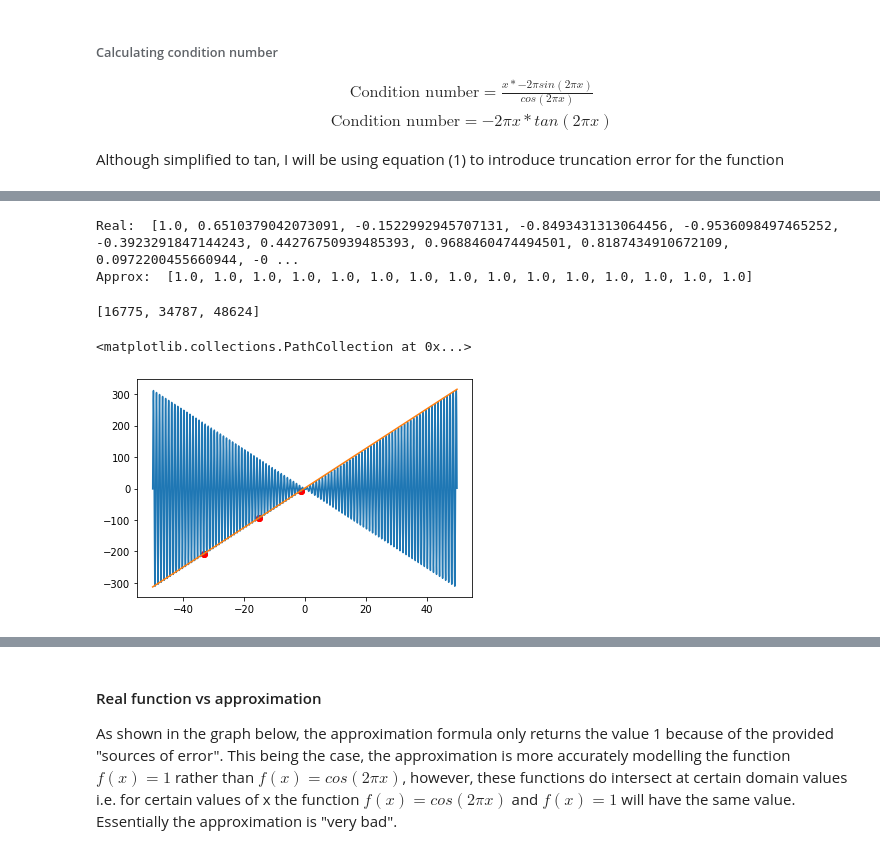
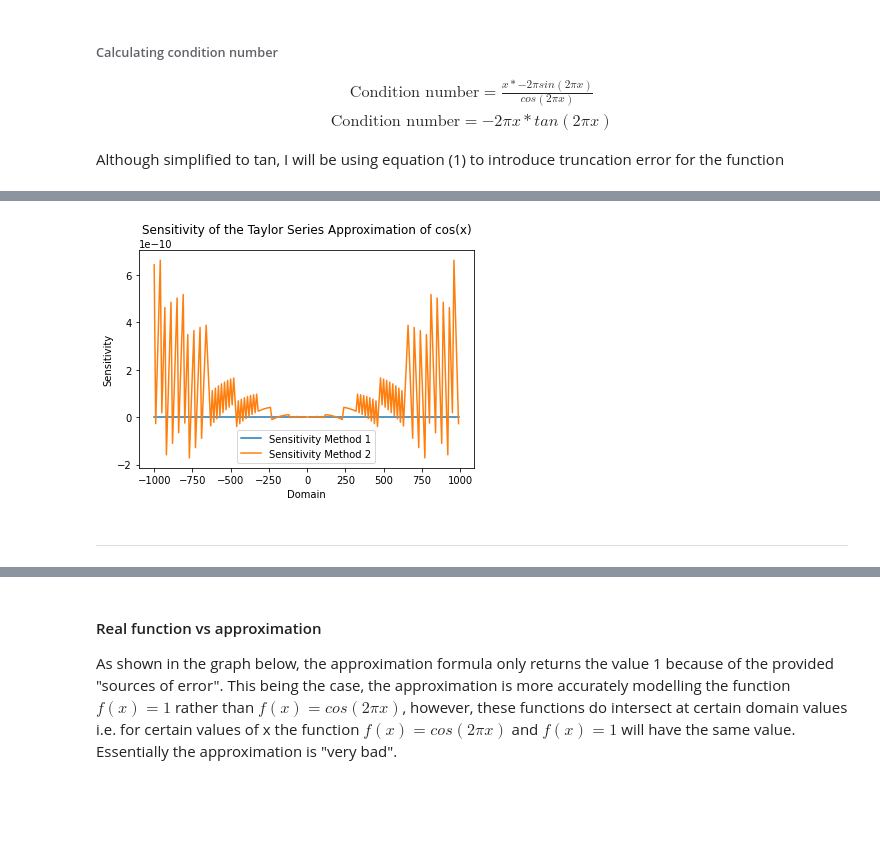
Before and after one commit to Rishi-Bidani/FIT3139, a Jupyter notebook: assignment1/part3.ipynb, the cells around one changed output, grey strips where cells are left out. Cells and saved outputs as stored; diff of their text form; code cells hidden in the pictures; blank space fills up the shorter version.

```diff
--- a/assignment1/part3.ipynb
+++ b/assignment1/part3.ipynb
@@ -125,37 +150,20 @@ $$
+# %%
+# showing the plot on a larger domain size
+# domain = np.arange(-1000, 1000, 0.001)
+domain = np.arange(-1000, 1000, 10)
+sensitivity1 = [sensitivity_method_1(func_real, truncated_taylor_cos, float(round(x, 3))) for x in domain]
+sensitivity2 = [sensitivity_method_2(x) for x in domain]
+
+plt.plot(domain, sensitivity1, label="Sensitivity Method 1")
+plt.plot(domain, sensitivity2, label="Sensitivity Method 2")
+plt.legend()
+plt.xlabel("Domain")
+plt.ylabel("Sensitivity")
+plt.title("Sensitivity of the Taylor Series Approximation of cos(x)")
+plt.show()
+# %% [output]
+[figure, added]
+# %% [markdown]
+---
 # %%
 domain = np.arange(-2, 2, 0.001)
-# %%
-dom = np.arange(-100, 100, 4*np.pi + np.pi/2)
-real = [func_real(x) for x in dom]
-approx = [truncated_taylor_cos(x) for x in dom]
-print("Real: ", real)
-print("Approx: ", approx)
-# %% [output]
-Real:  [1.0, 0.6510379042073091, -0.1522992945707131, -0.8493431313064456, -0.9536098497465252, -0.3923291847144243, 0.44276750939485393, 0.9688460474494501, 0.8187434910672109, 0.0972200455660944, -0 ...
-Approx:  [1.0, 1.0, 1.0, 1.0, 1.0, 1.0, 1.0, 1.0, 1.0, 1.0, 1.0, 1.0, 1.0, 1.0, 1.0]
-# %%
-k = lambda x: 2 * np.pi * x
-func = lambda x: -k(x) * np.sin(k(x)) - 1
-func_range = [func(x) for x in domain]
-
-sinx_1 = lambda n: 2 * np.pi * n + (np.pi/2)
-sinx_1_range = [sinx_1(x) for x in domain]
-
-difference = [abs(func_range[i] - sinx_1_range[i]) for i in range(len(domain))]
-tolerated = [True if difference < 0.001 else False for difference in difference]
-tolerated_index = [i for i in range(len(tolerated)) if tolerated[i]]
-print(tolerated_index)
-
-plt.plot(domain, func_range, label='f(x)')
-plt.plot(domain, sinx_1_range, label='f\'(x)')
-
-# scatter plot of the tolerated values
-tolerated_domain = [domain[i] for i in tolerated_index]
-tolerated_func_range = [func_range[i] for i in tolerated_index]
-tolerated_sinx_1_range = [sinx_1_range[i] for i in tolerated_index]
-plt.scatter(tolerated_domain, tolerated_func_range, color='red')
-plt.scatter(tolerated_domain, tolerated_sinx_1_range, color='red')
-# %% [output]
-[16775, 34787, 48624]
-<matplotlib.collections.PathCollection at 0x...>
-[figure, removed]
```
Also changed, not shown: parts of 12 cells of this notebook.
